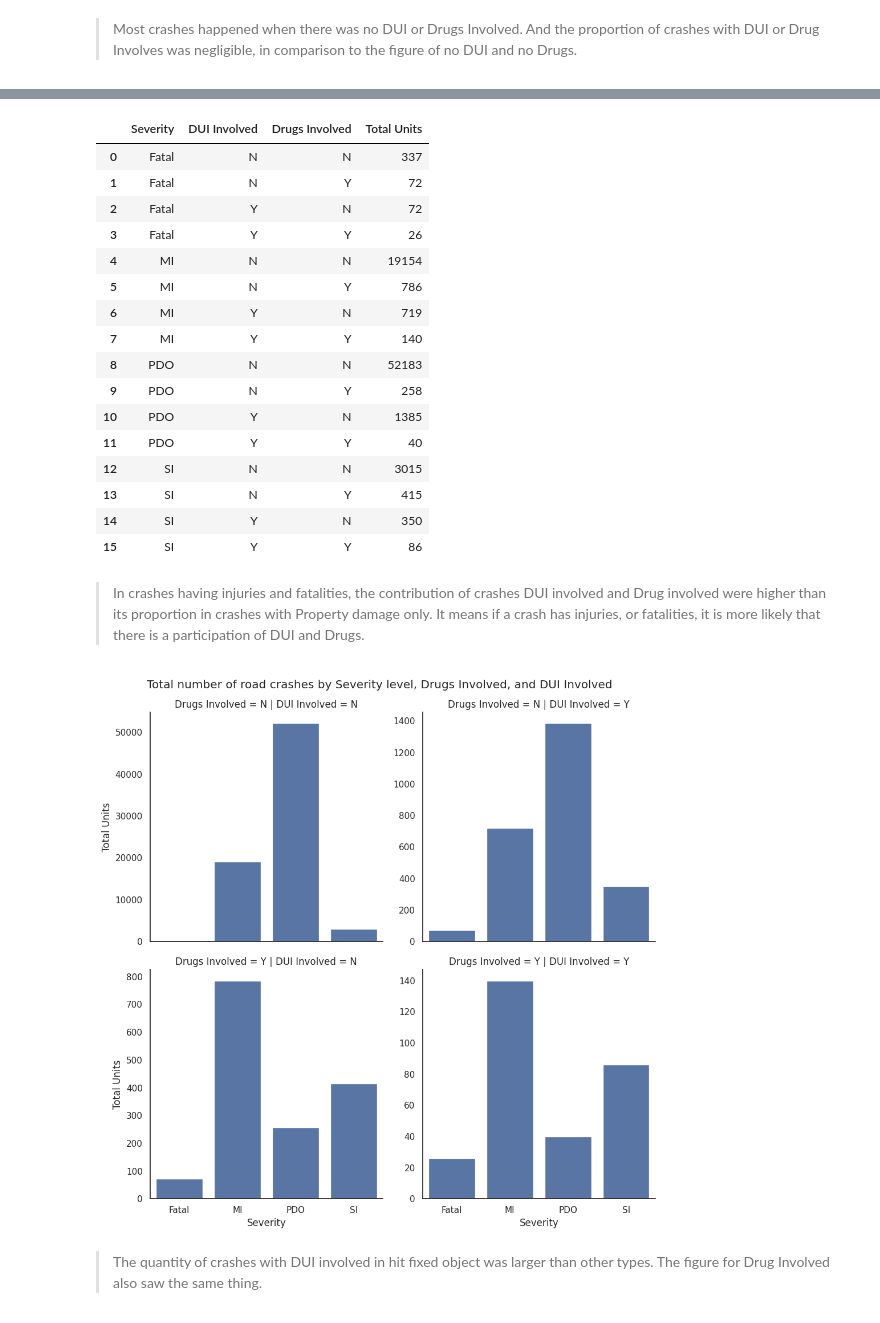
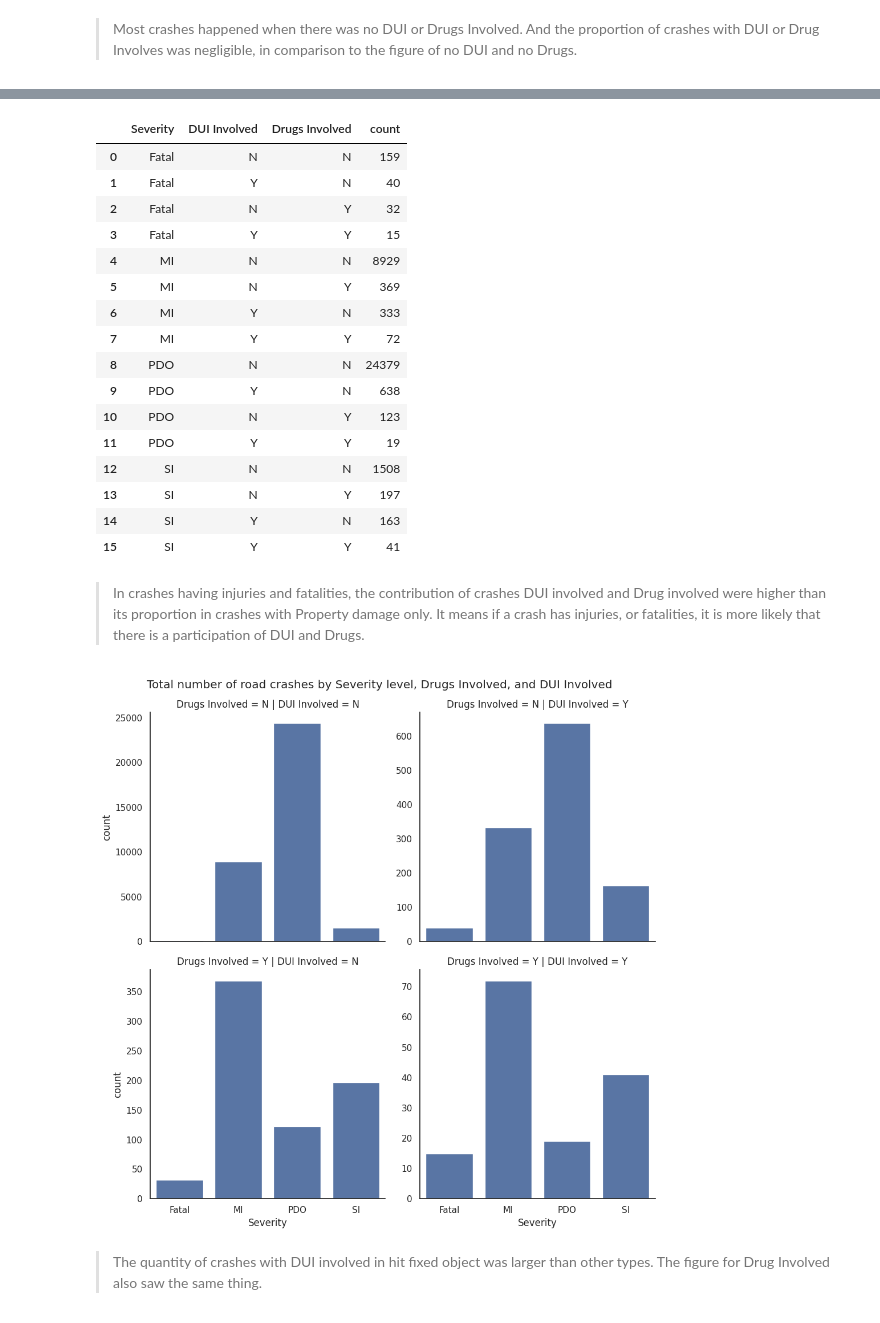
Before and after one commit to Tien-le98/Road_crashes, a Jupyter notebook: Road_Crashes_in_SA.ipynb, the cells around one changed output, grey strips where cells are left out. Saved outputs shown, nothing was run; the diff lists cells and outputs as text; code cells hidden in the pictures.

```diff
--- a/Road_Crashes_in_SA.ipynb
+++ b/Road_Crashes_in_SA.ipynb
@@ -1178,35 +1178,35 @@ plt.show()
 # %%
 # Total number of road crashes by Severity level, DUI Involved, and Drugs Involved
-dui_drug_severity = pd.DataFrame(full_crash_2020_2022.groupby(['Severity', 'DUI Involved', 'Drugs Involved'])['Total Units'].sum()).reset_index()
+dui_drug_severity = pd.DataFrame(full_crash_2020_2022.groupby('Severity')[['DUI Involved', 'Drugs Involved']].value_counts()).reset_index()
 dui_drug_severity
 # %% [output]
-|  | Severity | DUI Involved | Drugs Involved | Total Units |
-| 0 | Fatal | N | N | 337 |
-| 1 | Fatal | N | Y | 72 |
-| 2 | Fatal | Y | N | 72 |
-| 3 | Fatal | Y | Y | 26 |
-| 4 | MI | N | N | 19154 |
-| 5 | MI | N | Y | 786 |
-| 6 | MI | Y | N | 719 |
-| 7 | MI | Y | Y | 140 |
-| 8 | PDO | N | N | 52183 |
-| 9 | PDO | N | Y | 258 |
-| 10 | PDO | Y | N | 1385 |
-| 11 | PDO | Y | Y | 40 |
-| 12 | SI | N | N | 3015 |
-| 13 | SI | N | Y | 415 |
-| 14 | SI | Y | N | 350 |
-| 15 | SI | Y | Y | 86 |
+|  | Severity | DUI Involved | Drugs Involved | count |
+| 0 | Fatal | N | N | 159 |
+| 1 | Fatal | Y | N | 40 |
+| 2 | Fatal | N | Y | 32 |
+| 3 | Fatal | Y | Y | 15 |
+| 4 | MI | N | N | 8929 |
+| 5 | MI | N | Y | 369 |
+| 6 | MI | Y | N | 333 |
+| 7 | MI | Y | Y | 72 |
+| 8 | PDO | N | N | 24379 |
+| 9 | PDO | Y | N | 638 |
+| 10 | PDO | N | Y | 123 |
+| 11 | PDO | Y | Y | 19 |
+| 12 | SI | N | N | 1508 |
+| 13 | SI | N | Y | 197 |
+| 14 | SI | Y | N | 163 |
+| 15 | SI | Y | Y | 41 |
 # %% [markdown]
 > In crashes having injuries and fatalities, the contribution of crashes DUI involved and Drug involved were higher than its proportion in crashes with Property damage only. It means if a crash has injuries, or fatalities, it is more likely that there is a participation of DUI and Drugs.
 # %%
 g = sns.FacetGrid(dui_drug_severity, col="DUI Involved", row = 'Drugs Involved', height = 5, sharey = False)
 g.fig.suptitle('Total number of road crashes by Severity level, Drugs Involved, and DUI Involved')
-g.map_dataframe(sns.barplot, x="Severity", y = 'Total Units')
+g.map_dataframe(sns.barplot, x="Severity", y = 'count')
 g.add_legend()
 plt.show()
 # %% [output]
-[figure, old version]
+[figure, new version]
 # %% [markdown]
 > The quantity of crashes with DUI involved in hit fixed object was larger than other types. The figure for Drug Involved also saw the same thing.
 # %%
```
Also changed, not shown: parts of 45 cells of this notebook, 8 other files.
